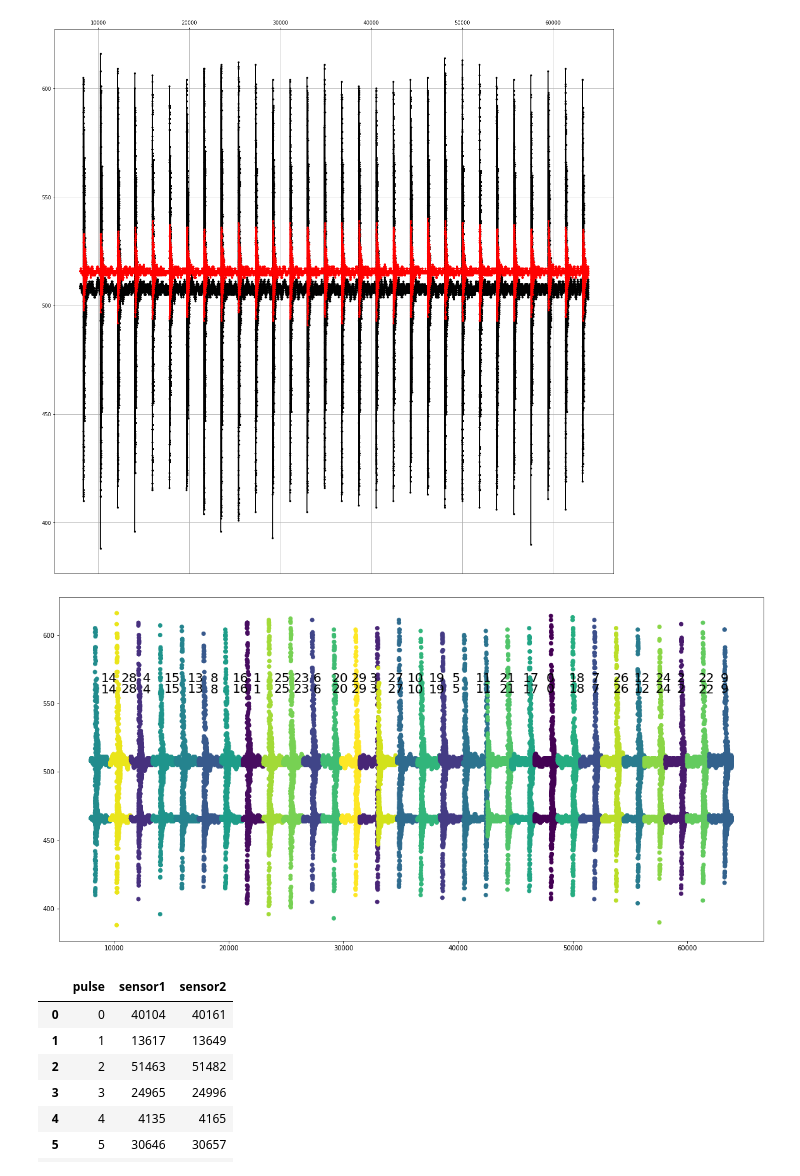
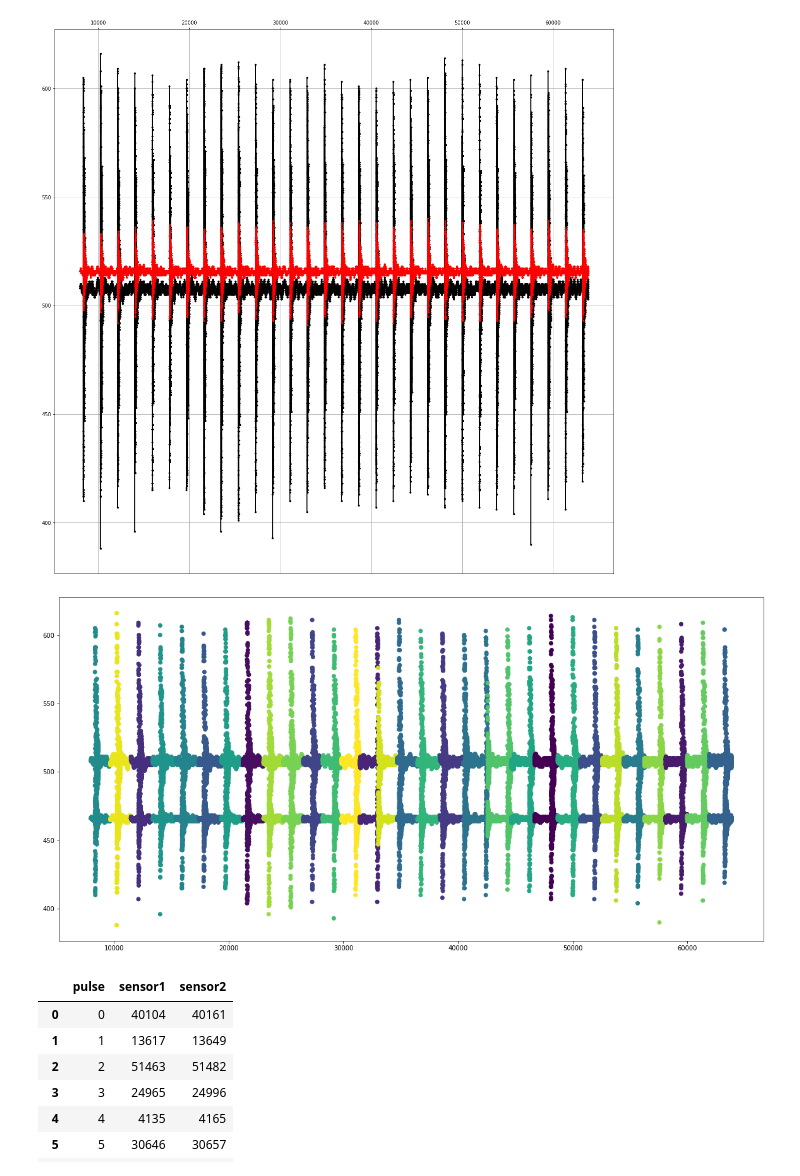
Before and after one commit to santortiz/Sound-velocity-measurement-with-K-means, a Jupyter notebook: identifier.ipynb, the cells around one changed output. Saved outputs shown, nothing was run; the diff lists cells and outputs as text; code cells hidden in the pictures.

```diff
--- a/identifier.ipynb
+++ b/identifier.ipynb
@@ -53,17 +53,11 @@ df["sensor2_pulse"]=kmeans_sensor2.labels_
 # %%
 #plot the clasification
 plt.figure(figsize=(20, 10))
 plt.scatter(df["time"], df["sensor1"], c=df["sensor1_pulse"])
 plt.scatter(df["time"], df["sensor2"] - 50, c=df["sensor2_pulse"])
-#plt.xlim(4000, 5000)
-#put text over each pulse at the top of the pulse
-for i in range(pulses_number):
-    plt.text(df[df["sensor1_pulse"]==i]["time"].mean(), df[df["sensor1_pulse"]==i]["sensor1"].mean()+50, str(i), fontsize=20)
-    plt.text(df[df["sensor2_pulse"]==i]["time"].mean(), df[df["sensor2_pulse"]==i]["sensor2"].mean()+50, str(i), fontsize=20)
-
 plt.show()
 # %% [output]
-[figure, old version]
+[figure, new version]
 # %%
 #identify the time of the peak for each group
 peaks1 = df[["sensor1", "sensor1_pulse"]].groupby("sensor1_pulse").idxmax().reset_index().rename(columns={"sensor1_pulse": "pulse"})
```
Also changed, not shown: parts of 6 cells of this notebook.
